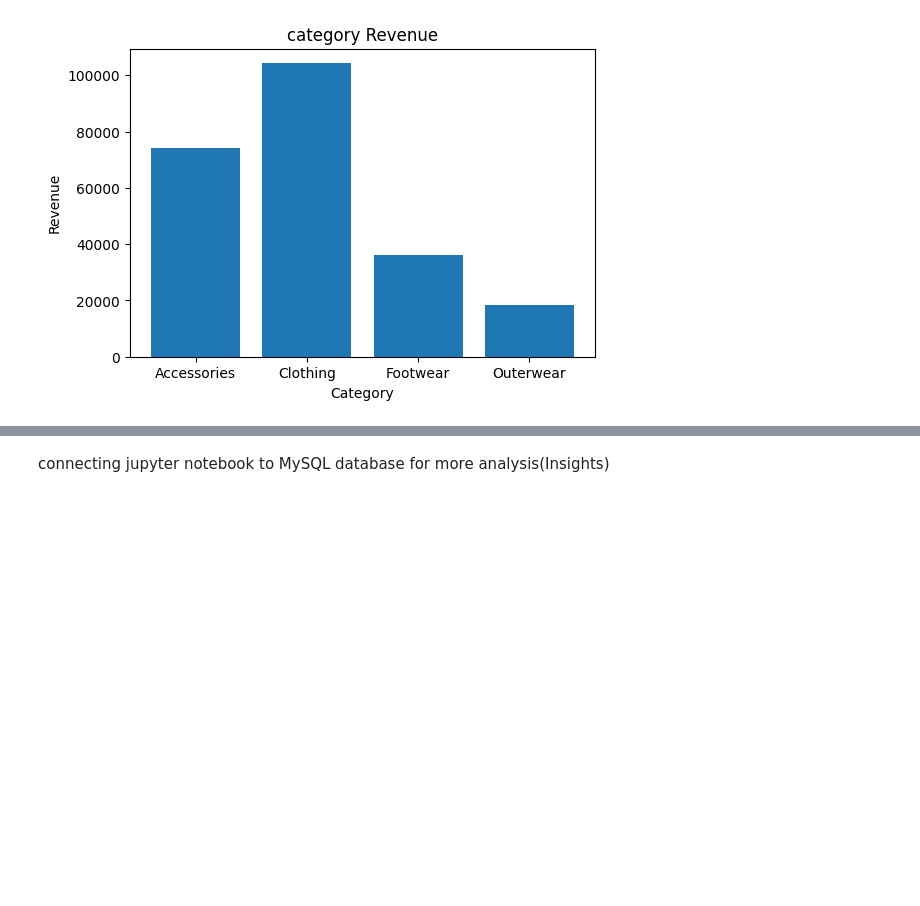
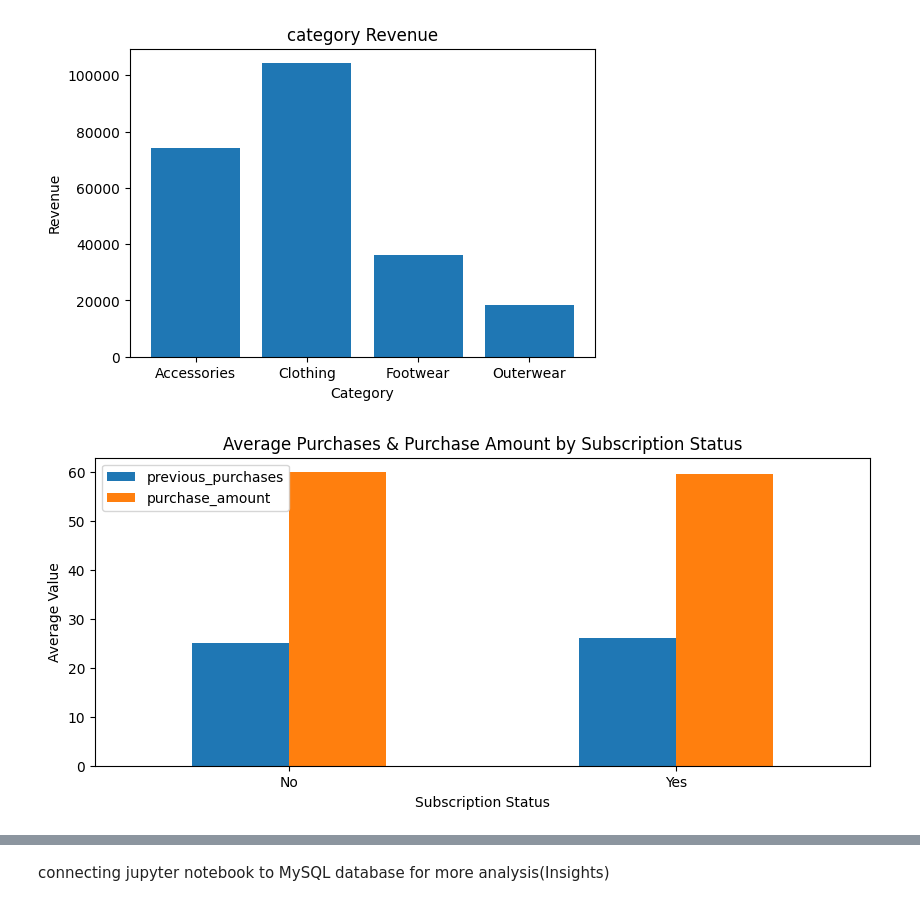
Before and after one commit to Mohitydv459/customer_behavior_analysis, a Jupyter notebook: CUSTOMER_BEHAVIOUR_ANALYSIS1.ipynb, the cells around one changed output, grey strips where cells are left out. Drawn from its saved outputs; the diff is of its cells as text; code cells hidden in the pictures; blank space fills up the shorter version.

```diff
--- a/CUSTOMER_BEHAVIOUR_ANALYSIS1.ipynb
+++ b/CUSTOMER_BEHAVIOUR_ANALYSIS1.ipynb
@@ -8,7 +8,7 @@ import seaborn as sns
 # %% [markdown]
 Loading dataframe
 # %%
-data = pd.read_csv("customer_shopping_dataset.csv")
+data = pd.read_csv(r"C:\Users\AdmiN\Desktop\Project 2\Dataset\customer_shopping_dataset.csv")
 # %%
 data.info()
 # %% [output]
@@ -173,3 +173,20 @@ plt.ylabel("Revenue")
 plt.show()
 # %% [output]
 [figure]
+# %%
+# Does subscribers spend more?
+loyalty_analysis = data.groupby('subscription_status')[['previous_purchases', 'purchase_amount']].mean()
+
+ax = loyalty_analysis.plot(kind='bar', figsize=(10,4))
+
+# Labels and title
+plt.title("Average Purchases & Purchase Amount by Subscription Status")
+plt.xlabel("Subscription Status")
+plt.ylabel("Average Value")
+plt.legend(loc='upper left')
+
+# Rotate x-labels
+plt.xticks(rotation=0)
+plt.show()
+# %% [output]
+[figure, added]
```
Also changed, not shown: parts of 4 cells of this notebook.
